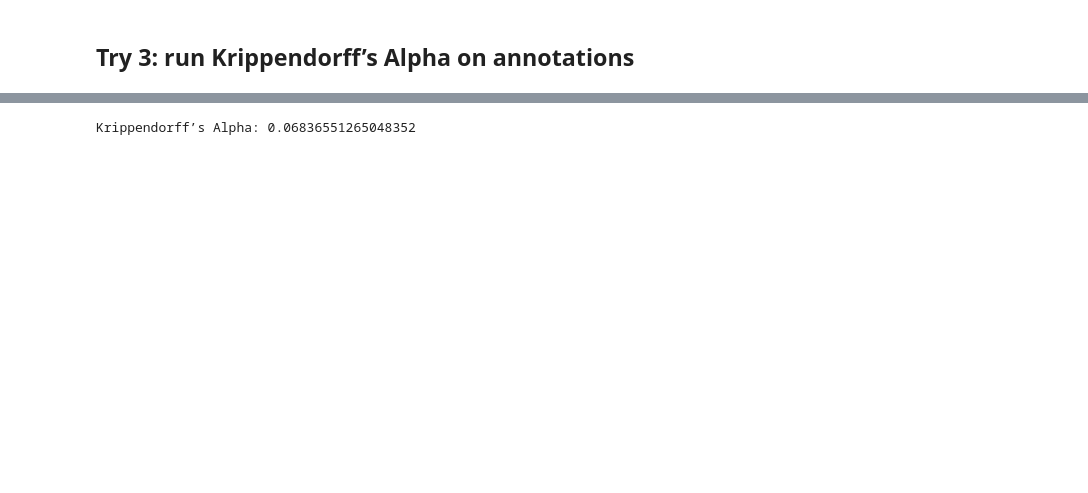
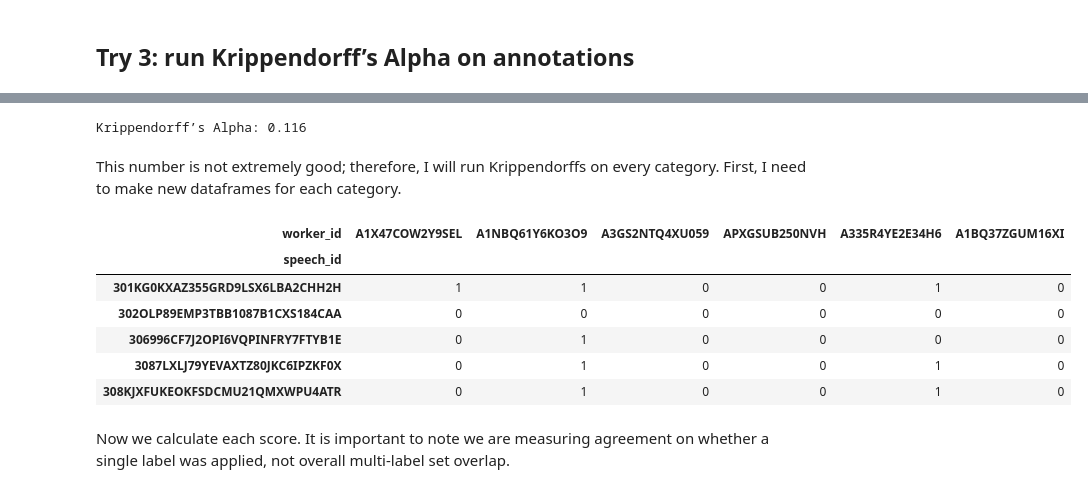
Before and after one commit to toletich311/manifesto_annotations, a Jupyter notebook: Annotations/Annotations_Labeling_Statistics.ipynb, the cells around one changed output, grey strips where cells are left out. Saved outputs shown, nothing was run; the diff lists cells and outputs as text; code cells hidden in the pictures; blank space fills up the shorter version.

```diff
--- a/Annotations/Annotations_Labeling_Statistics.ipynb
+++ b/Annotations/Annotations_Labeling_Statistics.ipynb
@@ -290,2 +292,22 @@ Row 219 sum: 4
 # %% [markdown]
 ## Try 2: run Fleiss Kappa on each seperate category
+# %%
+for category, df_binary in category_dfs.items():
+    try:
+        # For each row (speech), count number of annotators giving 0 and 1
+        counts_matrix = []
+
+        for _, row in df_binary.iterrows():
+            counts = [list(row).count(0), list(row).count(1)]  # [num 0s, num 1s]
+            # Optional: only include rows with at least 2 annotations
+            if sum(counts) >= 2:
+                counts_matrix.append(counts)
+
+        counts_array = np.array(counts_matrix)
+
+        # Compute Fleiss' Kappa
+        kappa = fleiss_kappa(counts_array)
+        print(f"{category}: Fleiss’ Kappa = {kappa:.3f}")
+
+    except Exception as e:
+        print(f"Error computing Fleiss’ Kappa for {category}: {e}")
@@ -322,8 +352,38 @@ data
-# %%
-task = agreement.AnnotationTask(data=data)
-
-# print("Cohen's Kappa:", task.kappa())
-# print("Fleiss' Kappa:", task.multi_kappa())
-print("Krippendorff’s Alpha:", task.alpha())
-# %% [output]
-Krippendorff’s Alpha: 0.06836551265048352
+# %%
+# first attempt to run krippendorff on the entire dataset
+alpha_value = krippendorff.alpha(
+    reliability_data=binary_matrix,
+    level_of_measurement='nominal'  # Change to 'interval', 'ordinal', etc. if needed
+)
+
+print(f"Krippendorff’s Alpha: {alpha_value:.3f}")
+# %% [output]
+Krippendorff’s Alpha: 0.116
+# %% [markdown]
+This number is not extremely good; therefore, I will run Krippendorffs on every category. First, I need to make new dataframes for each category.
+# %%
+# Make sure cell values are lists (not strings that look like lists)
+df_pivot_cleaned = df_pivot.applymap(lambda x: eval(x) if isinstance(x, str) else x)
+
+# This will store each binary dataframe
+category_dfs = {}
+
+# For each unique category
+for category in unique_categories:
+    # Create a binary matrix: 1 if the category is in the list, else 0
+    df_binary = df_pivot_cleaned.applymap(lambda x: 1 if category in x else 0 if isinstance(x, list) else 0)
+
+    # Store it
+    category_dfs[category] = df_binary
+# %%
+category_dfs['Market regulation'].head()
+# %% [output]
+| worker_id | A1X47COW2Y9SEL | A1NBQ61Y6KO3O9 | A3GS2NTQ4XU059 | APXGSUB250NVH | A335R4YE2E34H6 | A1BQ37ZGUM16XI |
+| speech_id |  |  |  |  |  |  |
+| 301KG0KXAZ355GRD9LSX6LBA2CHH2H | 1 | 1 | 0 | 0 | 1 | 0 |
+| 302OLP89EMP3TBB1087B1CXS184CAA | 0 | 0 | 0 | 0 | 0 | 0 |
+| 306996CF7J2OPI6VQPINFRY7FTYB1E | 0 | 1 | 0 | 0 | 0 | 0 |
+| 3087LXLJ79YEVAXTZ80JKC6IPZKF0X | 0 | 1 | 0 | 0 | 1 | 0 |
+| 308KJXFUKEOKFSDCMU21QMXWPU4ATR | 0 | 1 | 0 | 0 | 1 | 0 |
+# %% [markdown]
+Now we calculate each score. It is important to note we are measuring agreement on whether a single label was applied, not overall multi-label set overlap.
```
Also changed, not shown: parts of 19 cells of this notebook.
